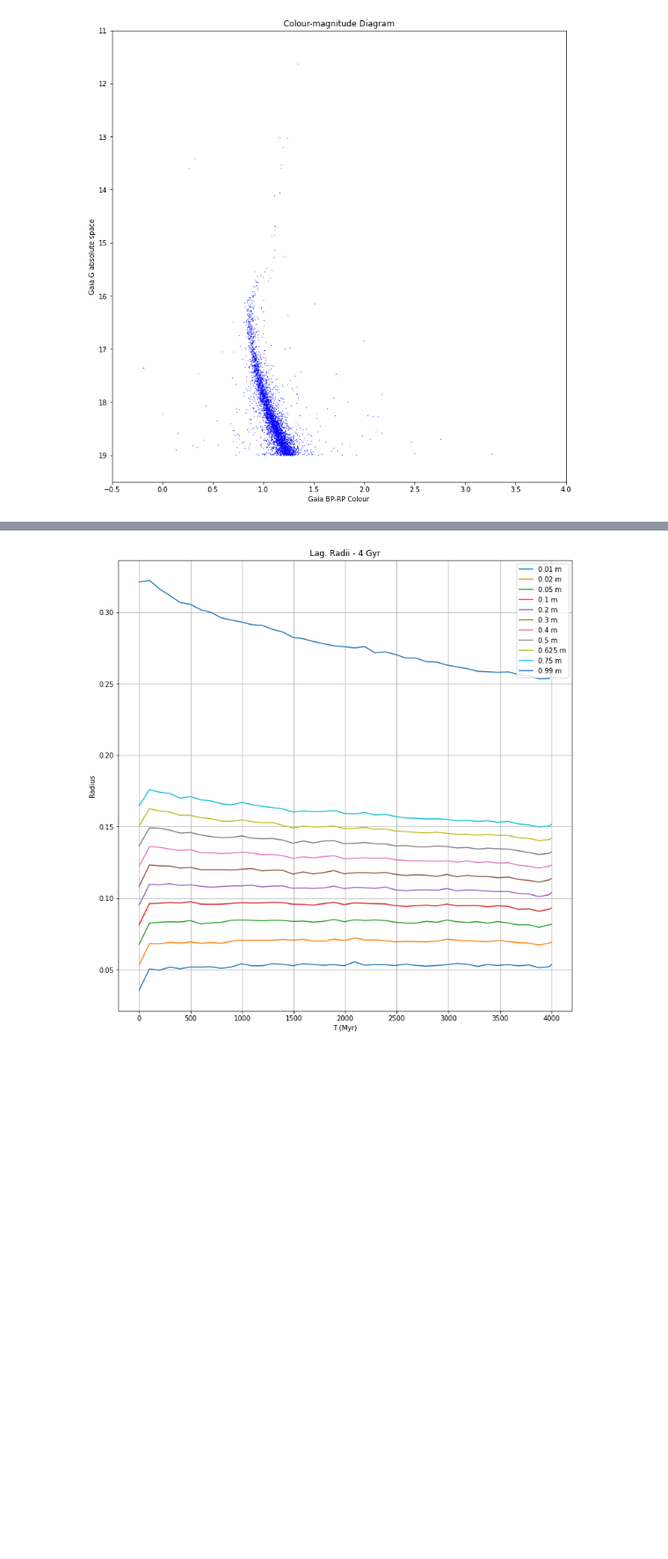
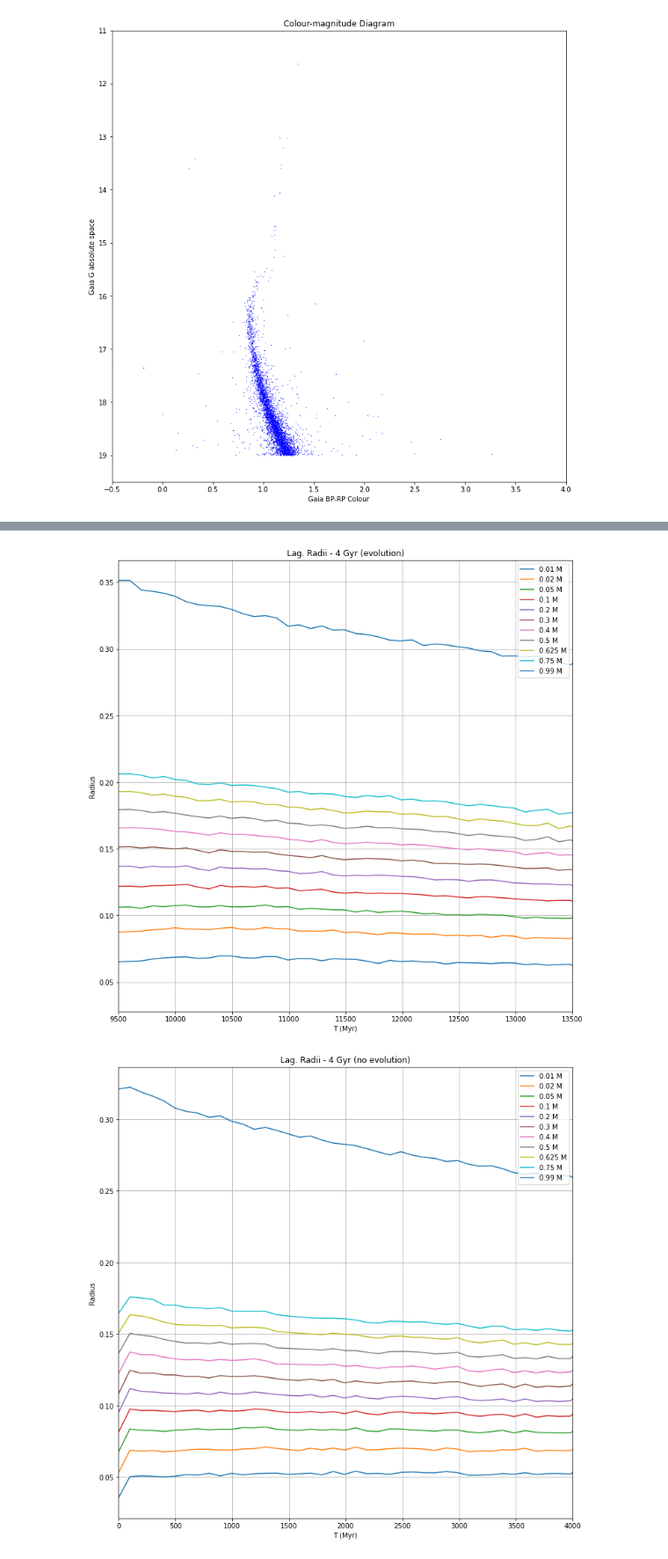
Before and after one commit to anthony-arnold/ngc6397, a Jupyter notebook: ngc6397.ipynb, the cells around one changed output, grey strips where cells are left out. Shown at 88% size. Cells and saved outputs as stored; diff of their text form; code cells hidden in the pictures; blank space fills up the shorter version.

```diff
--- a/ngc6397.ipynb
+++ b/ngc6397.ipynb
@@ -299,7 +303,7 @@ fig, ax = plt.subplots(ncols=1, nrows=1, figsize=[12,12])
 
 nb8_cen = [265.17538, -53.67434 ]
 
-ax.set_title('Velocity Dispersion - Irrgang Potential')
+ax.set_title('Velocity Dispersion - Bovy Potential w/Evolution')
 #axes[1].set_title('Velocity Dispersion - Tangential')
 
 #for ax in axes:
@@ -436,25 +440,28 @@ plt.plot(x, y)
 # %%
-lagr_4gyr = np.loadtxt('2023-04-13/fort.32')
+lagr_4gyr = np.loadtxt('2023-06-16/fort.32')
+lagr_ev = np.loadtxt('2023-10-11/fort.32')
 #lagr_8gyr = np.loadtxt('2023-04-10/fort.32')
 FLAGR=[0.01, 0.02, 0.05, 0.1, 0.2, 0.3, 0.4, 0.5, 0.625,0.75,0.99]
 
-def plot_lagr(lagr, title):
+def plot_lagr(lagr, title, xrange):
     r = 300
     r = np.amax(lagr[:,1])
     fig, ax = plt.subplots(ncols=1, nrows=1, figsize=[12,12])
 
     ax.set_title(title)
     ax.set_xlabel(r'T (Myr)')
     ax.set_ylabel(r'Radius')
     #x.set_xscale("log")
+    ax.set_xlim(xrange)
     ax.grid()
 
     for i,f in enumerate(FLAGR):
         b = lagr[:,1] <= r
-        ax.plot(lagr[:,1][b], lagr[:,i+2][b], label='{} m'.format(f))
+        ax.plot(lagr[:,1][b], lagr[:,i+2][b], label='{} M'.format(f))
     ax.legend()
 
-plot_lagr(lagr_4gyr, "Lag. Radii - 4 Gyr")
-#plot_lagr(lagr_8gyr, "Lag. Radii - 8 Gyr")
+plot_lagr(lagr_ev, "Lag. Radii - 4 Gyr (evolution)", [9500, 13500])
+plot_lagr(lagr_4gyr, "Lag. Radii - 4 Gyr (no evolution)", [0, 4000])
 # %% [output]
-[figure, old version]
+[figure, new version]
+[figure, added]
```
Also changed, not shown: parts of 8 cells of this notebook, 28 other files.
